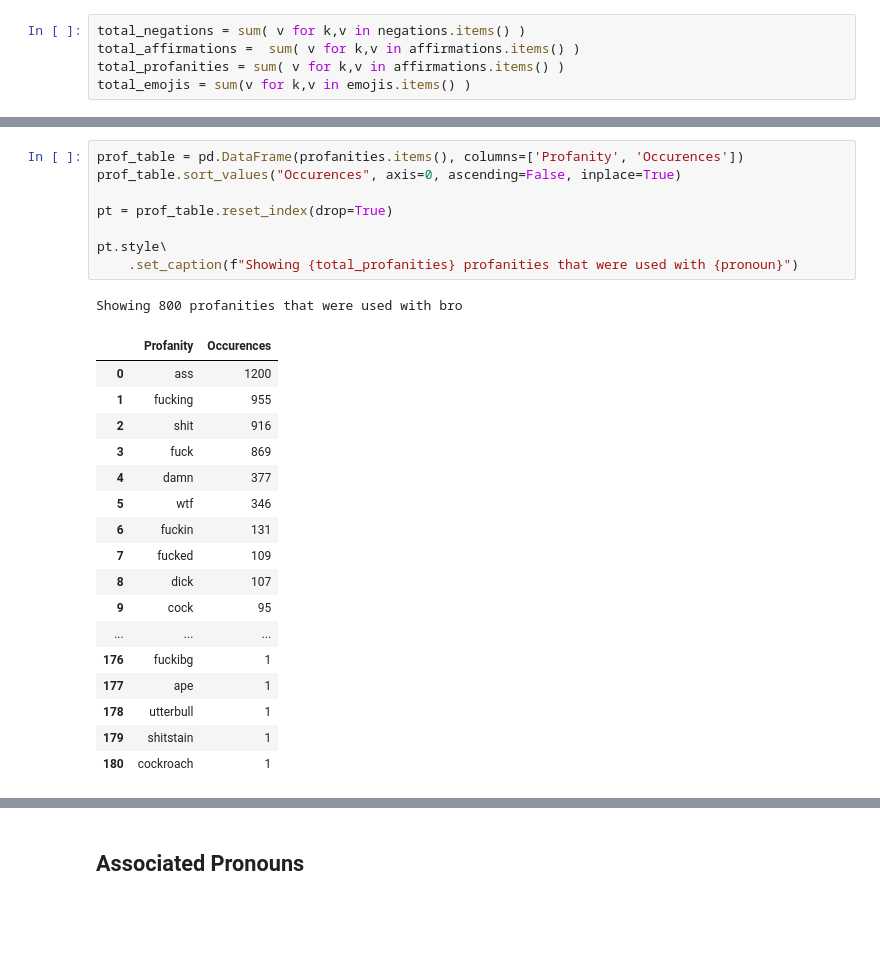
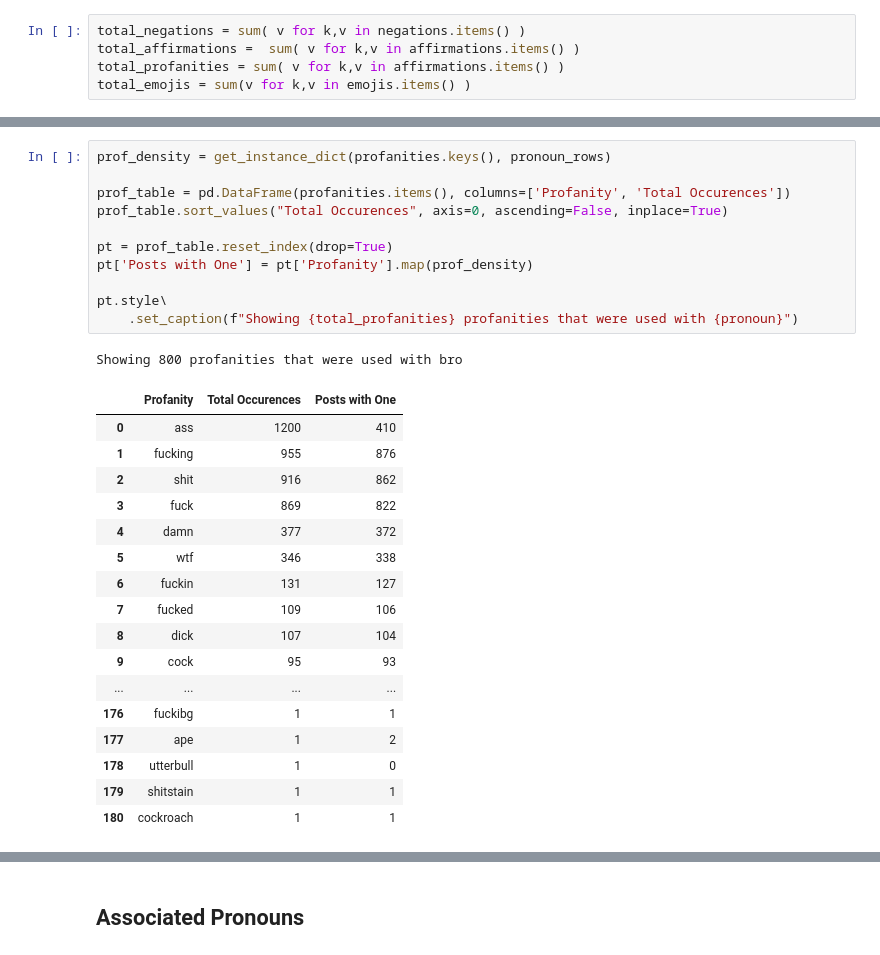
Before and after one commit to paceaux/social-pronouns, a Jupyter notebook: bro.ipynb, the cells around one changed output, grey strips where cells are left out. Saved outputs shown, nothing was run; the diff lists cells and outputs as text; blank space fills up the shorter version.

```diff
--- a/bro.ipynb
+++ b/bro.ipynb
@@ -254,27 +258,30 @@ Showing 800 affirmations that were used with bro
 # %%
-prof_table = pd.DataFrame(profanities.items(), columns=['Profanity', 'Occurences'])
-prof_table.sort_values("Occurences", axis=0, ascending=False, inplace=True)
+prof_density = get_instance_dict(profanities.keys(), pronoun_rows)
+
+prof_table = pd.DataFrame(profanities.items(), columns=['Profanity', 'Total Occurences'])
+prof_table.sort_values("Total Occurences", axis=0, ascending=False, inplace=True)
 
 pt = prof_table.reset_index(drop=True)
+pt['Posts with One'] = pt['Profanity'].map(prof_density)
 
 pt.style\
     .set_caption(f"Showing {total_profanities} profanities that were used with {pronoun}")
 # %% [output]
 Showing 800 profanities that were used with bro
-|  | Profanity | Occurences |
-| 0 | ass | 1200 |
-| 1 | fucking | 955 |
-| 2 | shit | 916 |
-| 3 | fuck | 869 |
-| 4 | damn | 377 |
-| 5 | wtf | 346 |
-| 6 | fuckin | 131 |
-| 7 | fucked | 109 |
-| 8 | dick | 107 |
-| 9 | cock | 95 |
-| ... | ... | ... |
-| 176 | fuckibg | 1 |
-| 177 | ape | 1 |
-| 178 | utterbull | 1 |
-| 179 | shitstain | 1 |
-| 180 | cockroach | 1 |
+|  | Profanity | Total Occurences | Posts with One |
+| 0 | ass | 1200 | 410 |
+| 1 | fucking | 955 | 876 |
+| 2 | shit | 916 | 862 |
+| 3 | fuck | 869 | 822 |
+| 4 | damn | 377 | 372 |
+| 5 | wtf | 346 | 338 |
+| 6 | fuckin | 131 | 127 |
+| 7 | fucked | 109 | 106 |
+| 8 | dick | 107 | 104 |
+| 9 | cock | 95 | 93 |
+| ... | ... | ... | ... |
+| 176 | fuckibg | 1 | 1 |
+| 177 | ape | 1 | 2 |
+| 178 | utterbull | 1 | 0 |
+| 179 | shitstain | 1 | 1 |
+| 180 | cockroach | 1 | 1 |
```
Also changed, not shown: parts of 6 cells of this notebook, 1 other file.
